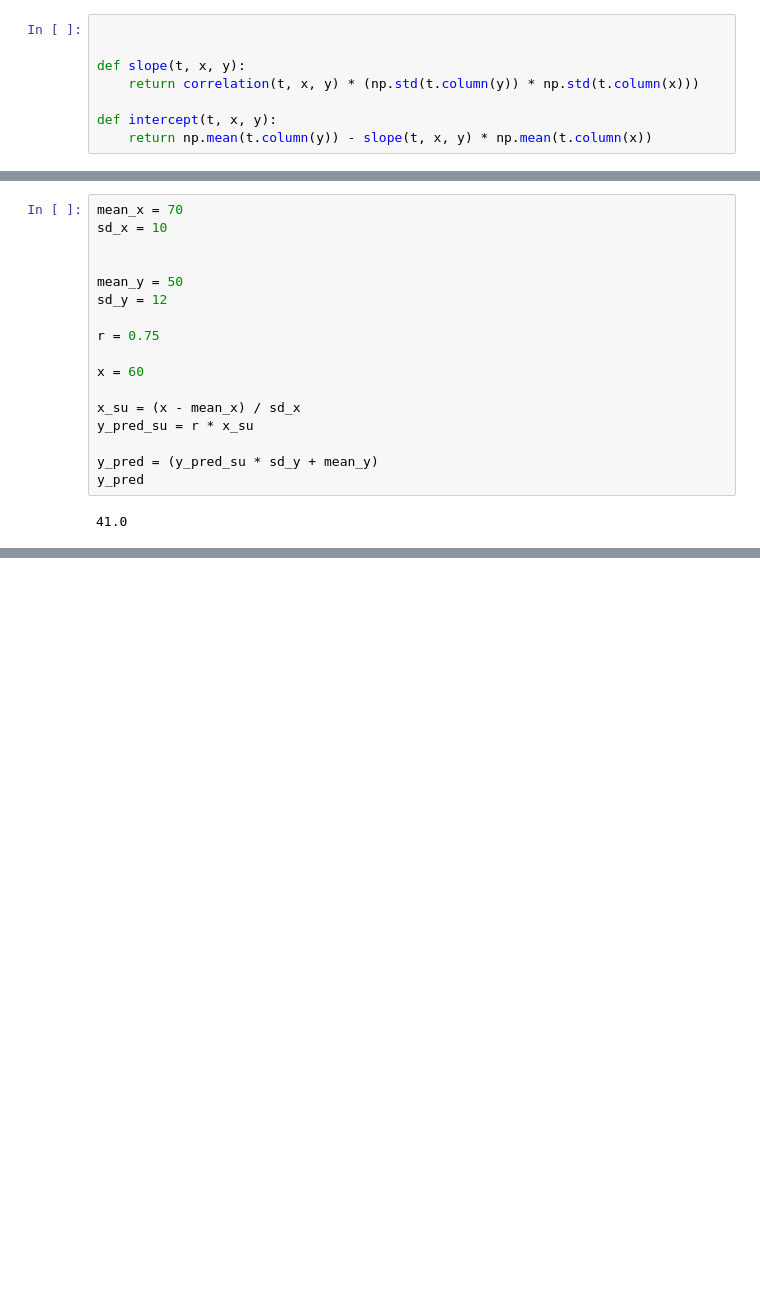
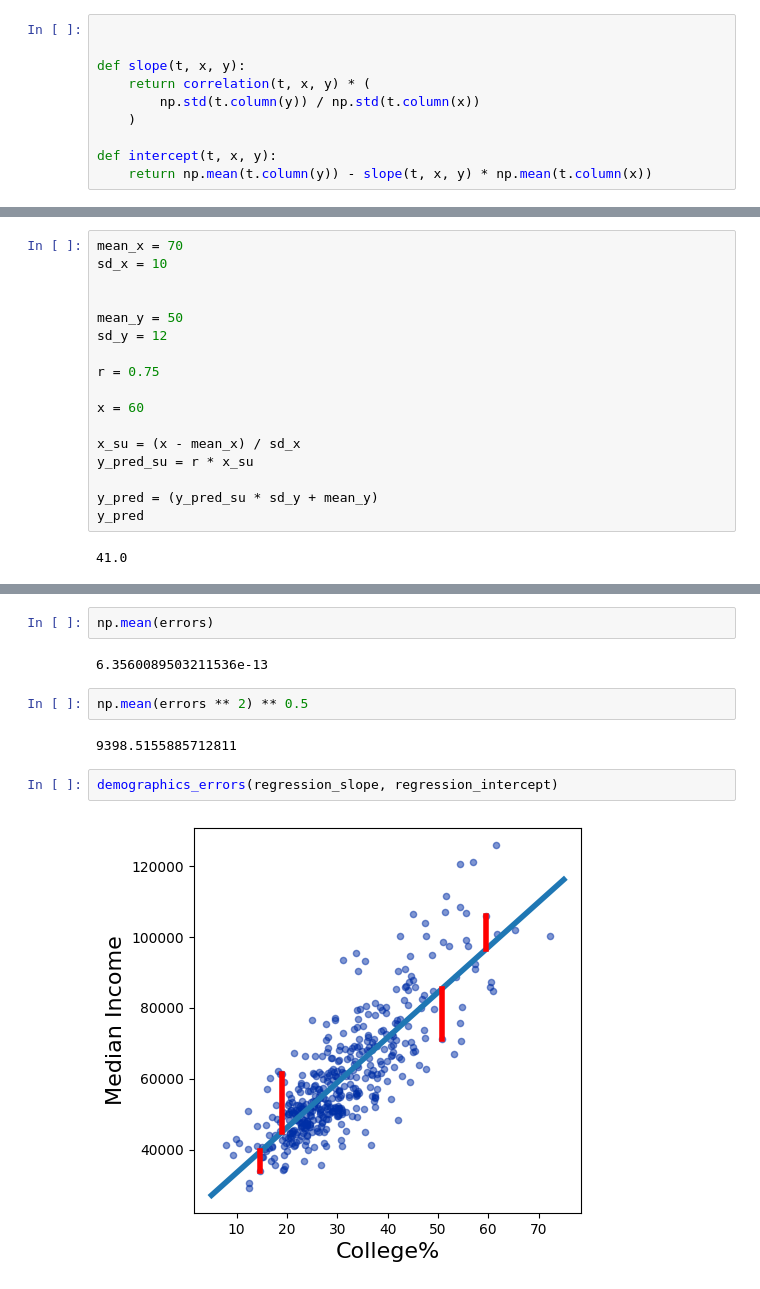
Before and after one commit to lochnes-007/Data8, a Jupyter notebook: 31-LeastSquares.ipynb, the cells around one changed output, grey strips where cells are left out. Drawn from its saved outputs; the diff is of its cells as text; blank space fills up the shorter version.

```diff
--- a/31-LeastSquares.ipynb
+++ b/31-LeastSquares.ipynb
@@ -86,7 +86,9 @@ def fitted_values(t, x, y):
 
 
 def slope(t, x, y):
-    return correlation(t, x, y) * (np.std(t.column(y)) * np.std(t.column(x)))
+    return correlation(t, x, y) * (
+        np.std(t.column(y)) / np.std(t.column(x))
+    )
 
 def intercept(t, x, y):
     return np.mean(t.column(y)) - slope(t, x, y) * np.mean(t.column(x))
@@ -116,0 +175,12 @@ y_pred
+# %%
+np.mean(errors)
+# %% [output]
+6.3560089503211536e-13
+# %%
+np.mean(errors ** 2) ** 0.5
+# %% [output]
+9398.5155885712811
+# %%
+demographics_errors(regression_slope, regression_intercept)
+# %% [output]
+[figure, added]
```
Also changed, not shown: parts of 11 cells of this notebook.
